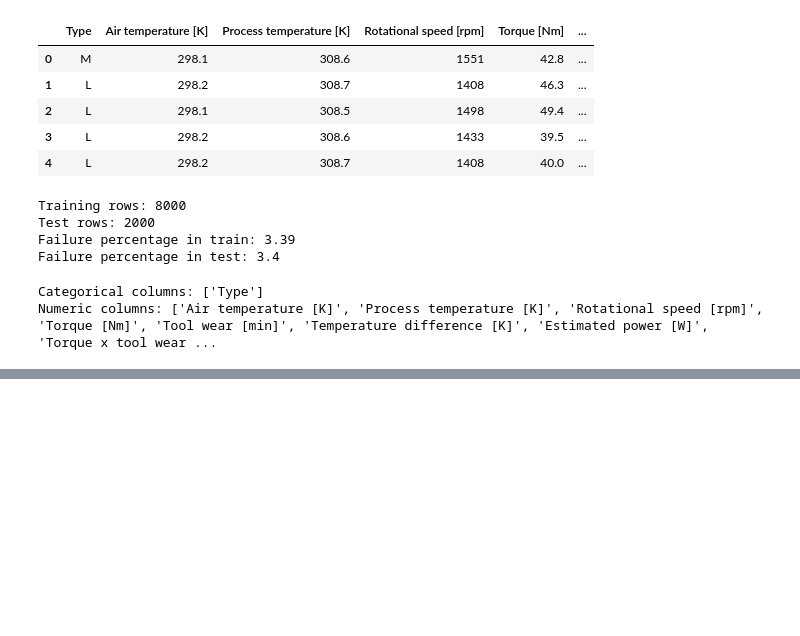
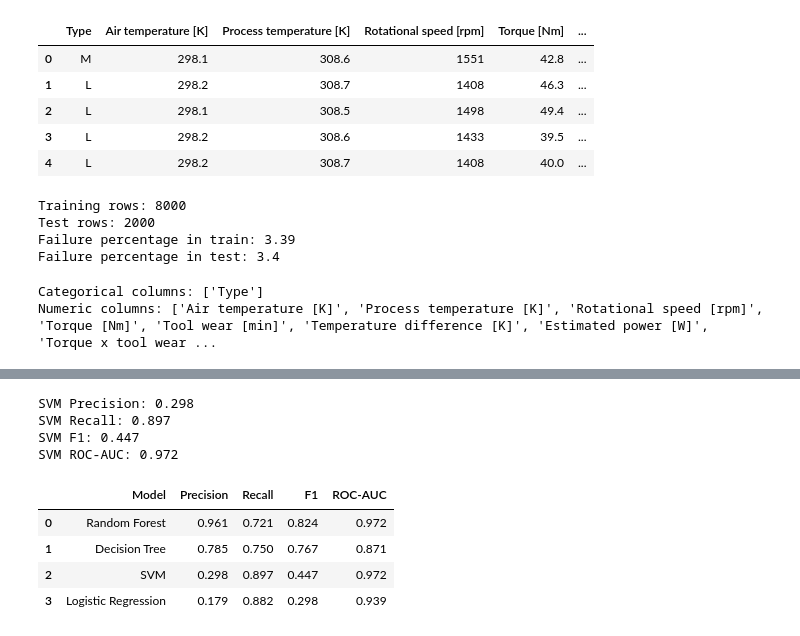
Before and after one commit to palamankumar688-lgtm/industrial-machine-failure-prediction, a Jupyter notebook: Industrial_Machine_Failure_Prediction.ipynb, the cells around one changed output, grey strips where cells are left out. Drawn from its saved outputs; the diff is of its cells as text; code cells hidden in the pictures; blank space fills up the shorter version.

```diff
--- a/Industrial_Machine_Failure_Prediction.ipynb
+++ b/Industrial_Machine_Failure_Prediction.ipynb
@@ -231,0 +418,28 @@ Numeric columns: ['Air temperature [K]', 'Process temperature [K]', 'Rotational
+# %%
+svm_pred = svm_model.predict(X_test)
+svm_prob = svm_model.predict_proba(X_test)[:, 1]
+
+print("SVM Precision:", round(precision_score(y_test, svm_pred), 3))
+print("SVM Recall:", round(recall_score(y_test, svm_pred), 3))
+print("SVM F1:", round(f1_score(y_test, svm_pred), 3))
+print("SVM ROC-AUC:", round(roc_auc_score(y_test, svm_prob), 3))
+# %% [output]
+SVM Precision: 0.298
+SVM Recall: 0.897
+SVM F1: 0.447
+SVM ROC-AUC: 0.972
+# %%
+results = pd.DataFrame([
+    {"Model": "Logistic Regression", "Precision": 0.179, "Recall": 0.882, "F1": 0.298, "ROC-AUC": 0.939},
+    {"Model": "Decision Tree",       "Precision": 0.785, "Recall": 0.750, "F1": 0.767, "ROC-AUC": 0.871},
+    {"Model": "Random Forest",       "Precision": 0.961, "Recall": 0.721, "F1": 0.824, "ROC-AUC": 0.972},
+    {"Model": "SVM",                 "Precision": 0.298, "Recall": 0.897, "F1": 0.447, "ROC-AUC": 0.972},
+])
+
+display(results.sort_values("F1", ascending=False).reset_index(drop=True))
+# %% [output]
+|  | Model | Precision | Recall | F1 | ROC-AUC |
+| 0 | Random Forest | 0.961 | 0.721 | 0.824 | 0.972 |
+| 1 | Decision Tree | 0.785 | 0.750 | 0.767 | 0.871 |
+| 2 | SVM | 0.298 | 0.897 | 0.447 | 0.972 |
+| 3 | Logistic Regression | 0.179 | 0.882 | 0.298 | 0.939 |
```
Also changed, not shown: parts of 24 cells of this notebook.
